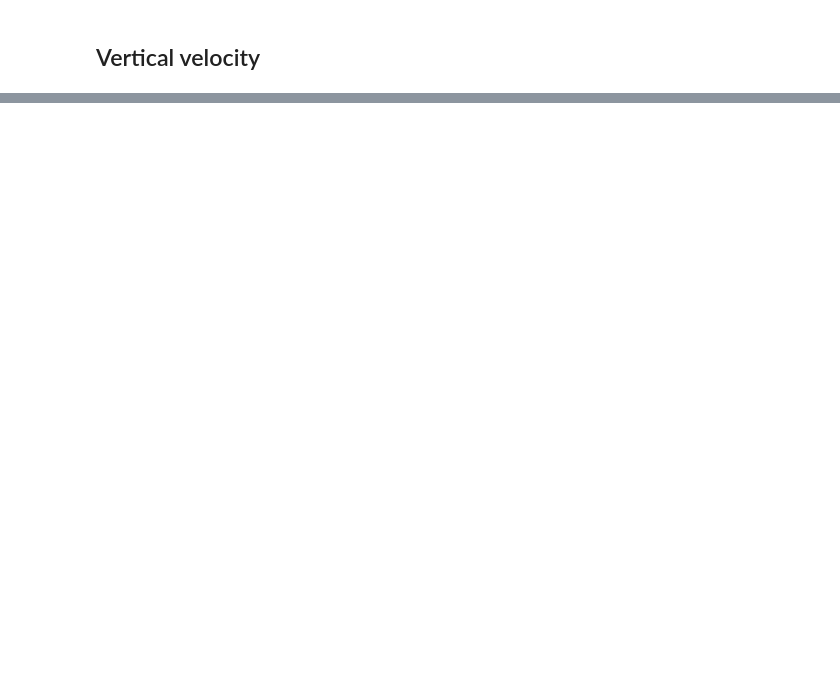
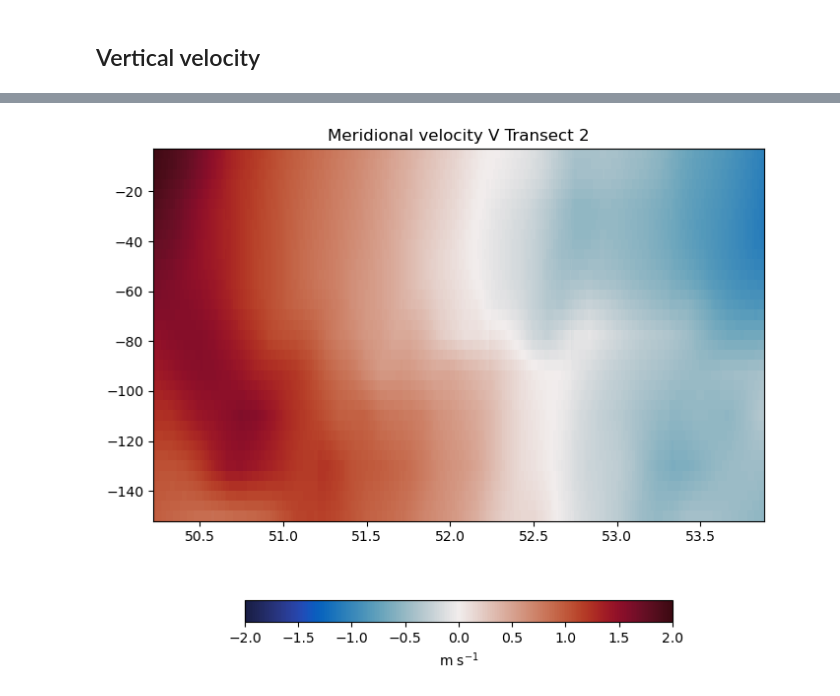
Before and after one commit to ret1-c/Virtualship_Project_UU, a Jupyter notebook: ADCP/VS_adcp.ipynb, the cells around one changed output, grey strips where cells are left out. Cells and saved outputs as stored; diff of their text form; code cells hidden in the pictures; blank space fills up the shorter version.

```diff
--- a/ADCP/VS_adcp.ipynb
+++ b/ADCP/VS_adcp.ipynb
@@ -326,0 +384,9 @@ vertical_vel(data=trs3, title='Transect 3')
+# %%
+def V_plot(data,title):
+    ' Meridional velocity plot (V)'
+    fig = plt.figure(figsize=(8,7))
+    norm = mcolors.CenteredNorm(halfrange=2)
+    cmap = cmocean.cm.balance
+    plt.title(f'Meridional velocity V {title}')
+    p2 = plt.pcolormesh(data.lon, data.z, data.V, norm=norm, cmap=cmap)
+    plt.colorbar(p2,  shrink=0.7, orientation="horizontal", label=r"m s$^{-1}$")
@@ -326,0 +397,4 @@ vertical_vel(data=trs3, title='Transect 3')
+# %%
+V_plot(trs2,'Transect 2')
+# %% [output]
+[figure, added]
```
Also changed, not shown: parts of 27 cells of this notebook.
